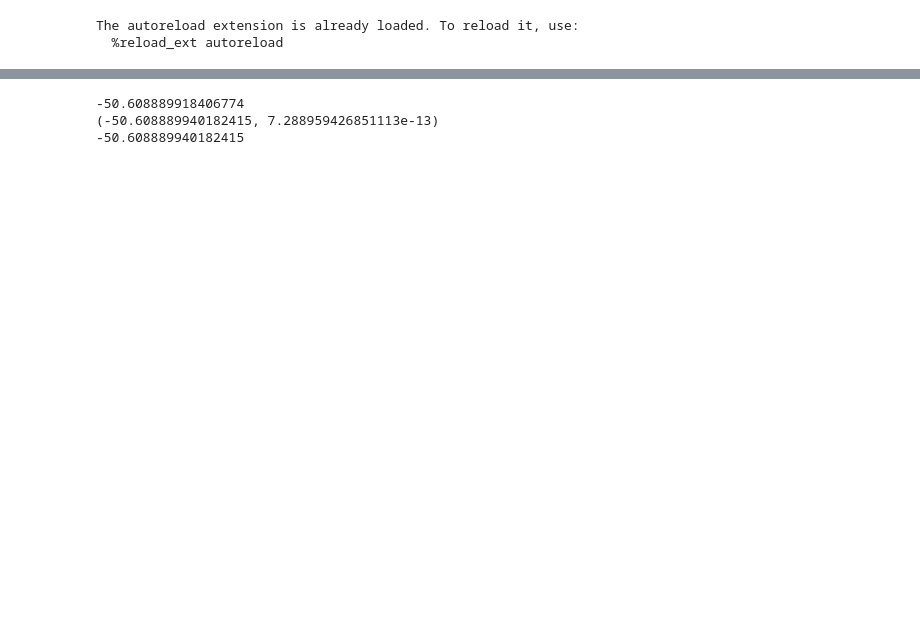
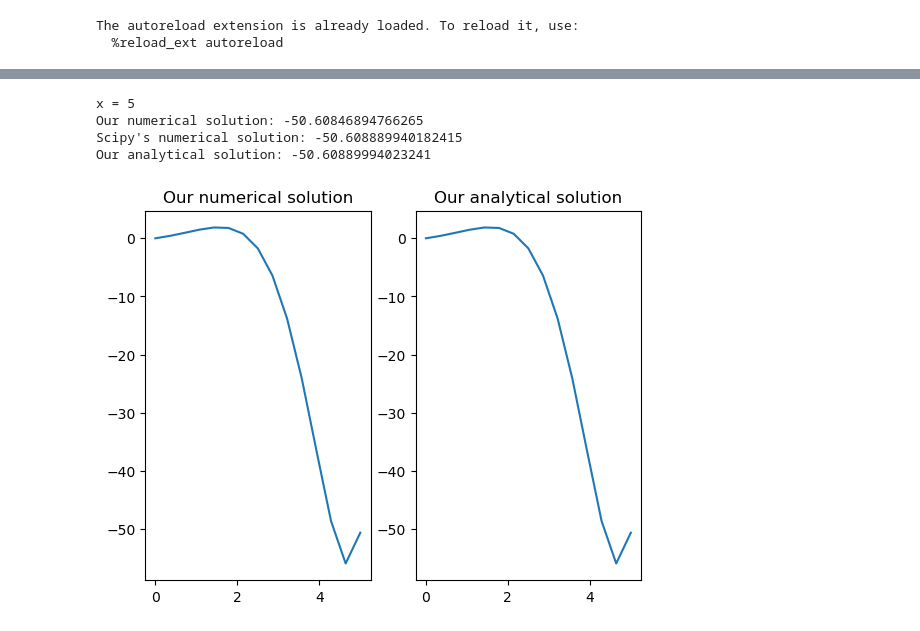
Before and after one commit to LukaD00/deFerMat, a Jupyter notebook: solutions.ipynb, the cells around one changed output, grey strips where cells are left out. Cells and saved outputs as stored; diff of their text form; code cells hidden in the pictures; blank space fills up the shorter version.

```diff
--- a/solutions.ipynb
+++ b/solutions.ipynb
@@ -81,16 +76,13 @@ print(analytical(x))
 # %%
-integrator = Trapezoidal(0.000001)
-integrand = lambda t : math.exp(t) * math.cos(t)
+integrand = lambda t : exp(t) * cos(t)
+x = 5
+analytical = lambda x : exp(x) * (cos(x) + sin(x)) / 2 - 0.5
 
-f = lambda x : integrator(integrand, 0, x)
-x = 5
-print(f(x))
-print(scipy.integrate.quad(integrand, 0, x))
-
-analytical = lambda x : math.exp(x) * (math.cos(x) + math.sin(x)) / 2 - 0.5
-print(analytical(x))
+test_integral_solver(integrand, analytical, x, step=0.00001)
 # %% [output]
--50.608889918406774
-(-50.608889940182415, 7.288959426851113e-13)
--50.608889940182415
+x = 5
+Our numerical solution: -50.60846894766265
+Scipy's numerical solution: -50.608889940182415
+Our analytical solution: -50.60889994023241
+[figure, added]
 # %%
```
Also changed, not shown: parts of 8 cells of this notebook.
